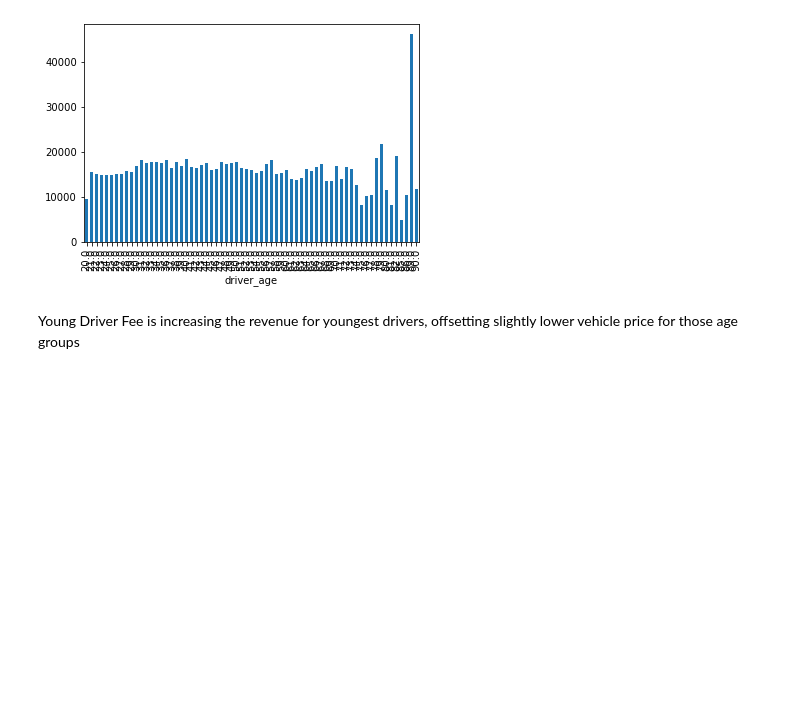
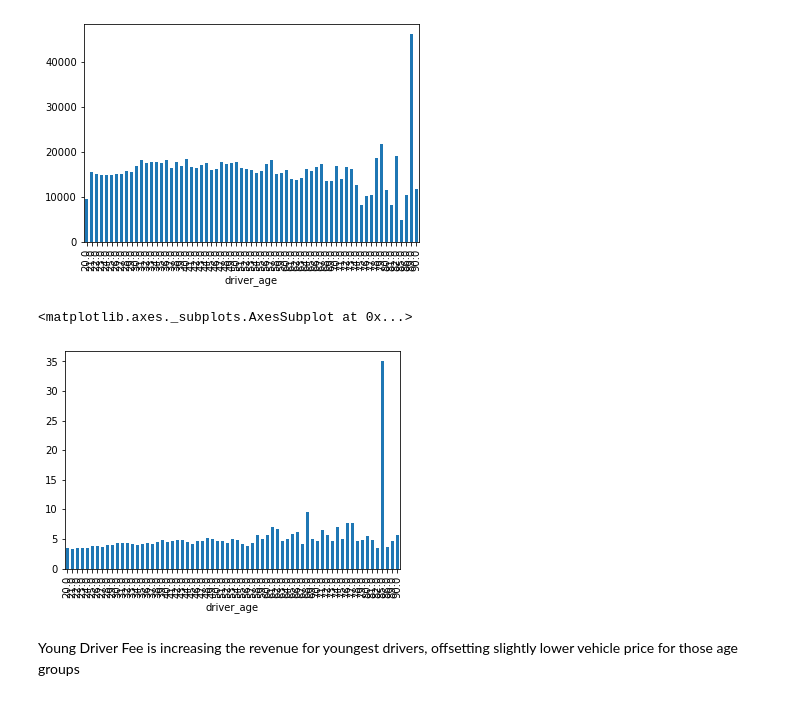
Before and after one commit to kpeterso/SVB, a Jupyter notebook: SVB Get Around Analysis.ipynb, the cells around one changed output. Saved outputs shown, nothing was run; the diff lists cells and outputs as text; code cells hidden in the pictures; blank space fills up the shorter version.

```diff
--- a/SVB Get Around Analysis.ipynb
+++ b/SVB Get Around Analysis.ipynb
@@ -245,5 +297,10 @@ df.groupby('driver_age')['vehicle_price'].mean().plot.bar()
 # %% [output]
 <matplotlib.axes._subplots.AxesSubplot at 0x...>
 [figure]
+# %%
+df.groupby('driver_age')['trip_length'].mean().plot.bar()
+# %% [output]
+<matplotlib.axes._subplots.AxesSubplot at 0x...>
+[figure, added]
 # %% [markdown]
 Young Driver Fee is increasing the revenue for youngest drivers, offsetting slightly lower vehicle price for those age groups
```
Also changed, not shown: parts of 20 cells of this notebook.
